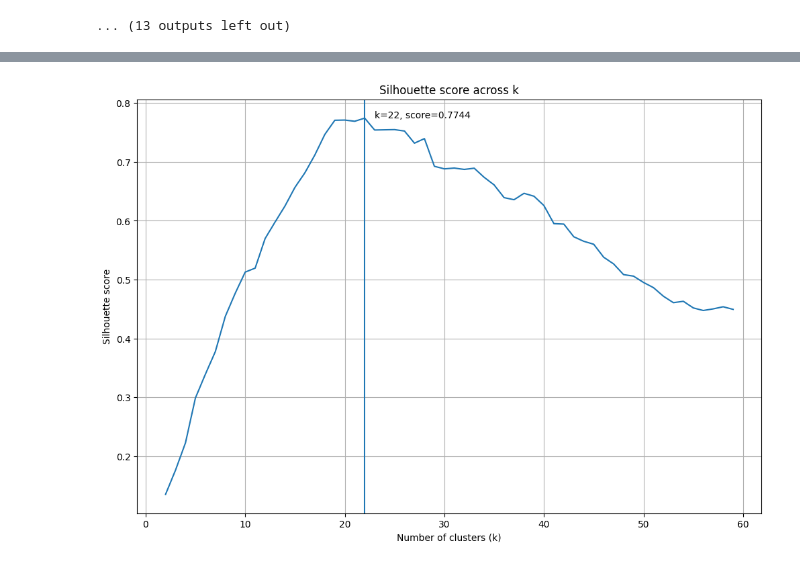
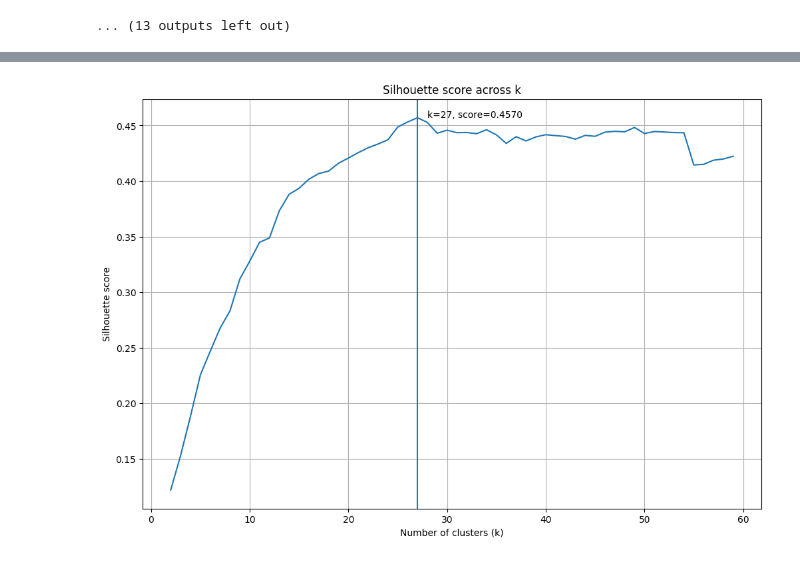
Before and after one commit to MaximilianWeiland/Master_Thesis, a Jupyter notebook: 05_clustering/triplet_loss.ipynb, the cells around one changed output, grey strips where cells are left out. Cells and saved outputs as stored; diff of their text form; code cells hidden in the pictures.

Commit message:
loaded BES data

```diff
--- a/05_clustering/triplet_loss.ipynb
+++ b/05_clustering/triplet_loss.ipynb
@@ -216,40 +343,52 @@ Best k by BIC: 39
+# %%
+# import all mentions
+with open("../01_data/annotations/annotations_no_augmentations.json") as f:
+    all_annotations = json.load(f)
+
+# get all individual group mentions
+flat_mentions = [ann["text"] for task in all_annotations for ann in task["annotations"] if task["annotations"]]
+
+# pass them through the model
+all_embeddings = get_mask_embedding(model, flat_mentions, tokenizer, device)
 # %%
-X = mention_embeddings.numpy()
-pca = PCA(n_components=50, random_state=0)
-X_red = pca.fit_transform(X)
+X = all_embeddings.numpy()
+
+# reduce dimension further if wanted
+reducer = PCA(n_components=50, random_state=0)
+#reducer = umap.UMAP(n_components=10)
+X_red = reducer.fit_transform(X)
+
+X_for_eval = X
 
 num_potential_clusters = 60
 
 all_scores = []
 
 for k in range(2, num_potential_clusters):
     kmeans = KMeans(n_clusters=k, random_state=7)
-    pred_labels = kmeans.fit_predict(X)
-    all_scores.append(silhouette_score(X, pred_labels))
+    pred_labels = kmeans.fit_predict(X_for_eval)
+    all_scores.append(silhouette_score(X_for_eval, pred_labels))
 
 ks = list(range(2, num_potential_clusters))
 scores = np.array(all_scores)
 
 best_idx = scores.argmax()
 best_k = ks[best_idx]
 best_score = scores[best_idx]
 
 plt.figure(figsize=(12, 8))
 plt.plot(ks, scores)
 plt.xlabel("Number of clusters (k)")
 plt.ylabel("Silhouette score")
 plt.title("Silhouette score across k")
 plt.grid(True)
-
-# Highlight max point
 plt.axvline(best_k)
 plt.annotate(
     f"k={best_k}, score={best_score:.4f}",
     xy=(best_k, best_score),
     xytext=(best_k + 1, best_score),
 )
-
 plt.show()
 # %% [output]
-[figure, old version]
+[figure, new version]
 # %%
```
Also changed, not shown: parts of 12 cells of this notebook, 5 other files.
